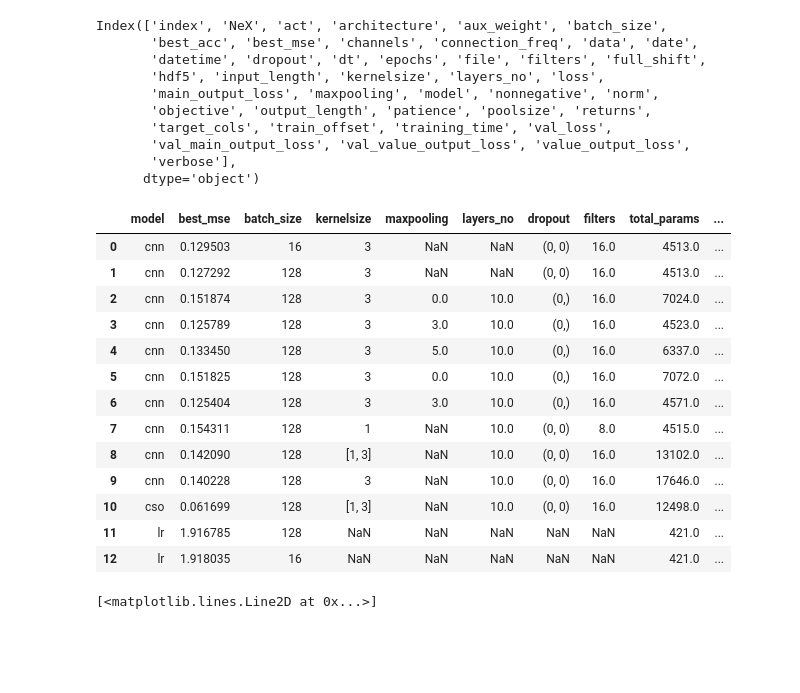
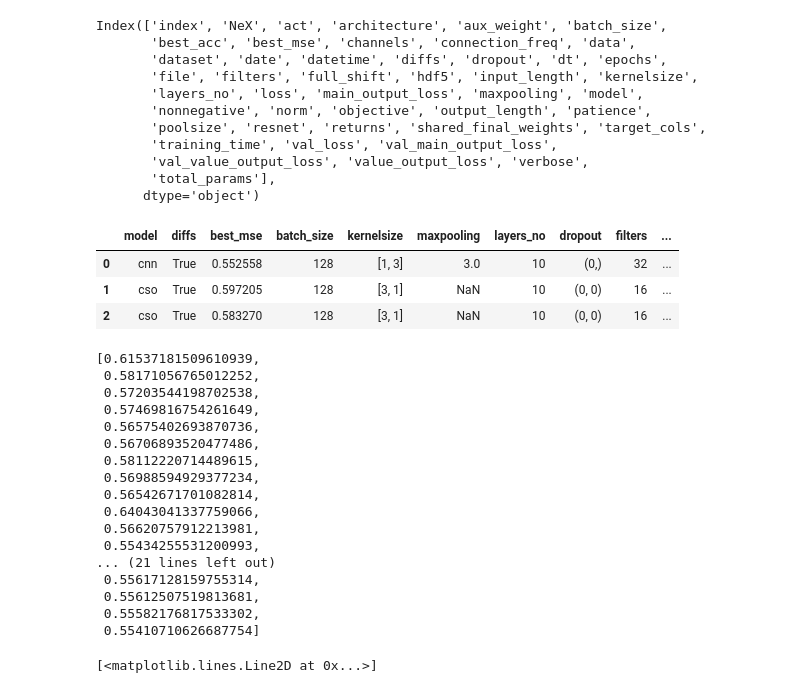
Before and after one commit to mbinkowski/nntimeseries, a Jupyter notebook: results_display.ipynb, the cells around one changed output. Cells and saved outputs as stored; diff of their text form; code cells hidden in the pictures; blank space fills up the shorter version.

```diff
--- a/results_display.ipynb
+++ b/results_display.ipynb
@@ -5,5 +7,5 @@ from keras.models import load_model
 # %%
-key = ''
+key = 'artificial'
 mindate = '2017-01-12'
 files = [f for f in os.listdir('results') if (key in f) and ('.pkl' in f)]
 read_tables = []
@@ -105,33 +107,44 @@ def get_pivot(setting, df, valcols=[]):
 all_results.columns
 # %% [output]
 Index(['index', 'NeX', 'act', 'architecture', 'aux_weight', 'batch_size',
-       'best_acc', 'best_mse', 'channels', 'connection_freq', 'data', 'date',
-       'datetime', 'dropout', 'dt', 'epochs', 'file', 'filters', 'full_shift',
-       'hdf5', 'input_length', 'kernelsize', 'layers_no', 'loss',
-       'main_output_loss', 'maxpooling', 'model', 'nonnegative', 'norm',
-       'objective', 'output_length', 'patience', 'poolsize', 'returns',
-       'target_cols', 'train_offset', 'training_time', 'val_loss',
-       'val_main_output_loss', 'val_value_output_loss', 'value_output_loss',
-       'verbose'],
+       'best_acc', 'best_mse', 'channels', 'connection_freq', 'data',
+       'dataset', 'date', 'datetime', 'diffs', 'dropout', 'dt', 'epochs',
+       'file', 'filters', 'full_shift', 'hdf5', 'input_length', 'kernelsize',
+       'layers_no', 'loss', 'main_output_loss', 'maxpooling', 'model',
+       'nonnegative', 'norm', 'objective', 'output_length', 'patience',
+       'poolsize', 'resnet', 'returns', 'shared_final_weights', 'target_cols',
+       'training_time', 'val_loss', 'val_main_output_loss',
+       'val_value_output_loss', 'value_output_loss', 'verbose',
+       'total_params'],
       dtype='object')
 # %%
-all_results[['model', 'best_mse', 'batch_size', 'kernelsize', 'maxpooling', 'layers_no', 'dropout', 'filters', 'total_params',
+all_results[['model', 'diffs', 'best_mse', 'batch_size', 'kernelsize', 'maxpooling', 'layers_no', 'dropout', 'filters', 'total_params',
              'epochs', 'training_time', 'target_cols', 'datetime']]
 # %% [output]
-|  | model | best_mse | batch_size | kernelsize | maxpooling | layers_no | dropout | filters | total_params | ... |
-| 0 | cnn | 0.129503 | 16 | 3 | NaN | NaN | (0, 0) | 16.0 | 4513.0 | ... |
-| 1 | cnn | 0.127292 | 128 | 3 | NaN | NaN | (0, 0) | 16.0 | 4513.0 | ... |
-| 2 | cnn | 0.151874 | 128 | 3 | 0.0 | 10.0 | (0,) | 16.0 | 7024.0 | ... |
-| 3 | cnn | 0.125789 | 128 | 3 | 3.0 | 10.0 | (0,) | 16.0 | 4523.0 | ... |
-| 4 | cnn | 0.133450 | 128 | 3 | 5.0 | 10.0 | (0,) | 16.0 | 6337.0 | ... |
-| 5 | cnn | 0.151825 | 128 | 3 | 0.0 | 10.0 | (0,) | 16.0 | 7072.0 | ... |
-| 6 | cnn | 0.125404 | 128 | 3 | 3.0 | 10.0 | (0,) | 16.0 | 4571.0 | ... |
-| 7 | cnn | 0.154311 | 128 | 1 | NaN | 10.0 | (0, 0) | 8.0 | 4515.0 | ... |
-| 8 | cnn | 0.142090 | 128 | [1, 3] | NaN | 10.0 | (0, 0) | 16.0 | 13102.0 | ... |
-| 9 | cnn | 0.140228 | 128 | 3 | NaN | 10.0 | (0, 0) | 16.0 | 17646.0 | ... |
-| 10 | cso | 0.061699 | 128 | [1, 3] | NaN | 10.0 | (0, 0) | 16.0 | 12498.0 | ... |
-| 11 | lr | 1.916785 | 128 | NaN | NaN | NaN | NaN | NaN | 421.0 | ... |
-| 12 | lr | 1.918035 | 16 | NaN | NaN | NaN | NaN | NaN | 421.0 | ... |
+|  | model | diffs | best_mse | batch_size | kernelsize | maxpooling | layers_no | dropout | filters | ... |
+| 0 | cnn | True | 0.552558 | 128 | [1, 3] | 3.0 | 10 | (0,) | 32 | ... |
+| 1 | cso | True | 0.597205 | 128 | [3, 1] | NaN | 10 | (0, 0) | 16 | ... |
+| 2 | cso | True | 0.583270 | 128 | [3, 1] | NaN | 10 | (0, 0) | 16 | ... |
+# %%
+all_results['val_loss'][0]
+# %% [output]
+[0.61537181509610939,
+ 0.58171056765012252,
+ 0.57203544198702538,
+ 0.57469816754261649,
+ 0.56575402693870736,
+ 0.56706893520477486,
+ 0.58112220714489615,
+ 0.56988594929377234,
+ 0.56542671701082814,
+ 0.64043041337759066,
+ 0.56620757912213981,
+ 0.55434255531200993,
+... (21 lines left out)
+ 0.55617128159755314,
+ 0.55612507519813681,
+ 0.55582176817533302,
+ 0.55410710626687754]
 # %%
 plt.plot(all_results['val_main_output_loss'][10])
 # %% [output]
```
Also changed, not shown: parts of 5 cells of this notebook, 11 other files.
